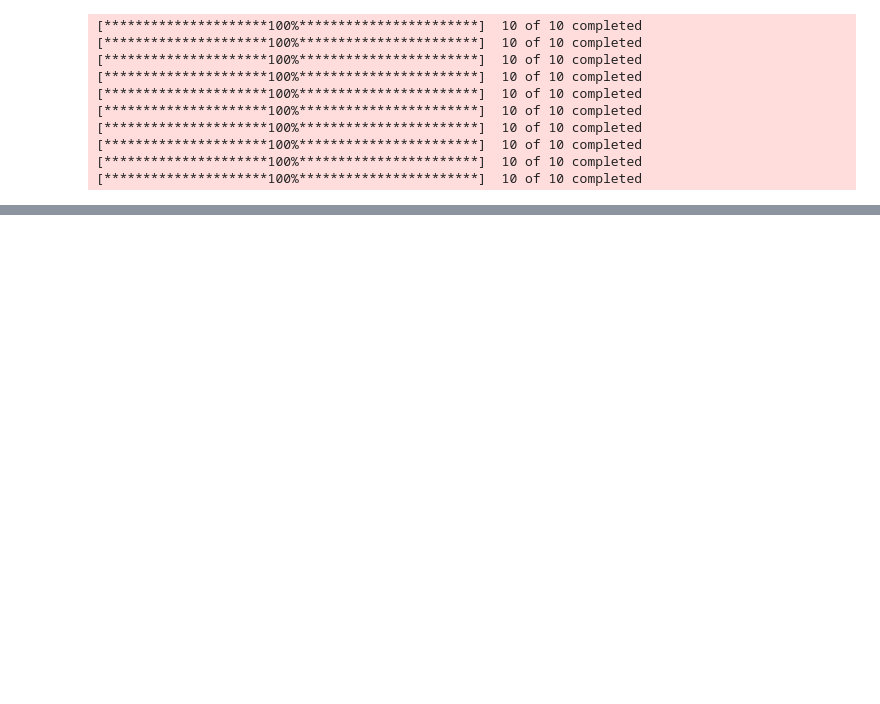
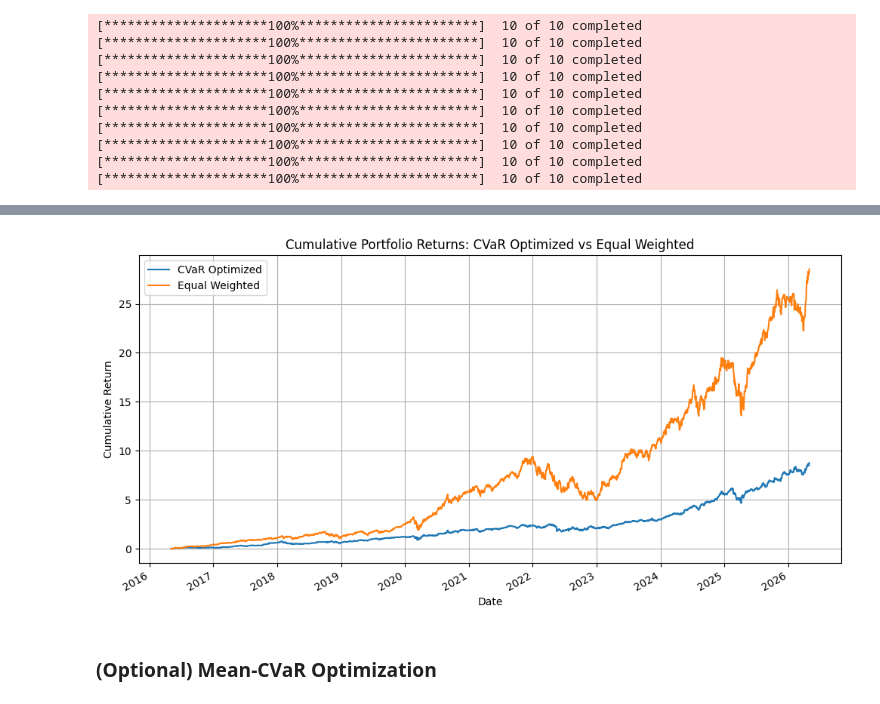
Before and after one commit to JarvisHunter/optimization_final_project, a Jupyter notebook: task2.ipynb, the cells around one changed output, grey strips where cells are left out. Drawn from its saved outputs; the diff is of its cells as text; code cells hidden in the pictures; blank space fills up the shorter version.

```diff
--- a/task2.ipynb
+++ b/task2.ipynb
@@ -75,0 +146,6 @@ adj_close.to_csv(output_file)
+# %%
+# Compute risk metrics for the default confidence level
+confidence_level = 0.95
+risk_metrics = compute_risk_metrics(returns, confidence=confidence_level)
+print(f"Risk metrics at {int(confidence_level * 100)}% confidence")
+print(risk_metrics)
@@ -75,0 +170,24 @@ adj_close.to_csv(output_file)
+# %%
+# CVaR portfolio optimization utilities
+def portfolio_return(weights, returns_df):
+    return returns_df.dot(weights)
+
+# Calculate portfolio metrics (mean return, VaR, CVaR) for given weights and returns dataframe
+def portfolio_metrics(weights, returns_df, confidence=0.95, trading_days=252):
+    port_r = portfolio_return(weights, returns_df)
+    mean_d = port_r.mean()
+    var_d = historical_var(port_r, confidence)
+    cvar_d = historical_cvar(port_r, confidence)
+    var_a = annualize_metric(var_d, trading_days)
+    cvar_a = annualize_metric(cvar_d, trading_days)
+    return {
+        'mean_daily': mean_d,
+        'VaR_daily': var_d,
+        'CVaR_daily': cvar_d,
+        'VaR_annualized': var_a,
+        'CVaR_annualized': cvar_a
+    }
+
+# Objective function for CVaR optimization (minimize portfolio CVaR)
+def cvar_objective(weights, returns_df, confidence=0.95):
+    return portfolio_metrics(weights, returns_df, confidence)['CVaR_daily']
@@ -75,0 +244,18 @@ adj_close.to_csv(output_file)
+# %%
+# Plot optimized portfolio vs equal-weighted benchmark
+portfolio_returns_opt = portfolio_return(optimal_weights, returns)
+portfolio_returns_eq = portfolio_return(equal_weights, returns)
+
+plt.figure(figsize=(12, 6))
+((1 + portfolio_returns_opt).cumprod() - 1).plot(label='CVaR Optimized')
+((1 + portfolio_returns_eq).cumprod() - 1).plot(label='Equal Weighted')
+plt.title('Cumulative Portfolio Returns: CVaR Optimized vs Equal Weighted')
+plt.ylabel('Cumulative Return')
+plt.xlabel('Date')
+plt.legend()
+plt.grid(True)
+plt.show()
+# %% [output]
+[figure, added]
+# %% [markdown]
+### (Optional) Mean-CVaR Optimization
```
Also changed, not shown: parts of 28 cells of this notebook, 3 other files.
